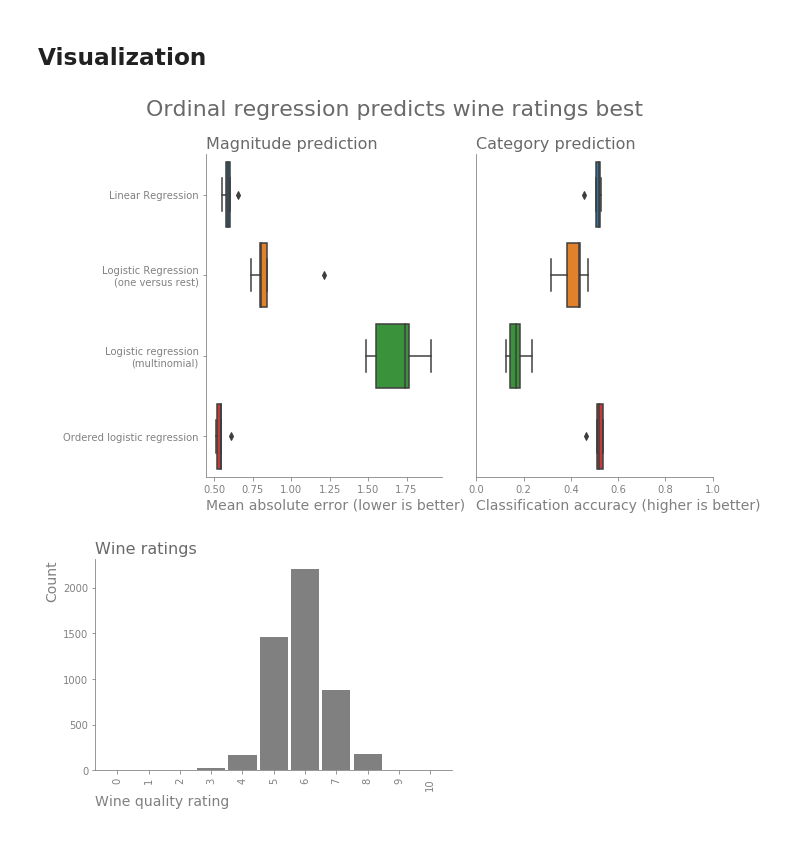
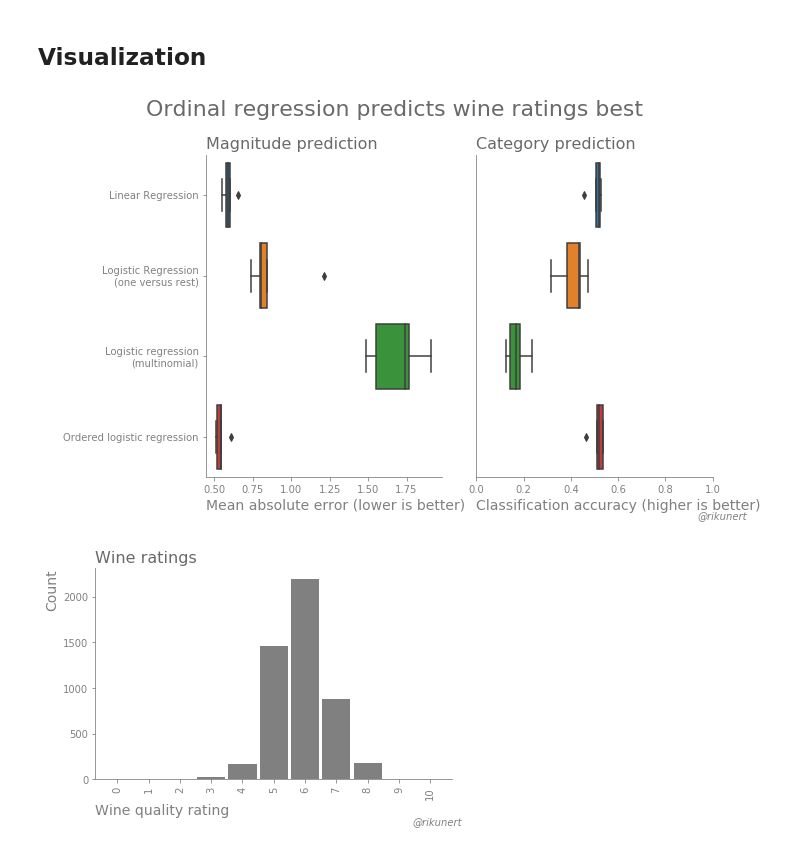
Before and after one commit to rikunert/ordinal_wine, a Jupyter notebook: wine_quality_evaluation.ipynb, the cells around one changed output. Drawn from its saved outputs; the diff is of its cells as text; code cells hidden in the pictures.

Commit message:
add author line to viz

```diff
--- a/wine_quality_evaluation.ipynb
+++ b/wine_quality_evaluation.ipynb
@@ -216,33 +216,42 @@ axs[1].set(xlabel='Classification accuracy (higher is better)',
       xlim=[0, 1])
 axs[1].get_yaxis().set_ticks([])
 
+#author line
+fig.text(0.99, 0.01, '@rikunert', color='grey', style='italic',
+         horizontalalignment='right')
+
 fig.tight_layout()
+
 fig.savefig('wine_ratings_model_accuracy.png')
 # %% [output]
-[figure, old version]
+[figure, new version]
 # %%
 fig, ax = plt.subplots()
 ax=nuss_style_fun(ax, title='Wine ratings')
 
 counts = pd.crosstab(index=df['quality'],
            columns='count')
 for i in range(11):
     #print(i)
     if i not in counts.index:
         #print('not', i)
         counts.loc[i, 'count']=0
 counts = counts.sort_index()
 
 counts.plot(kind='bar',
             color='grey',
             legend=False,
             width=0.9,
             ax=ax)
 
 ax.set(xlabel='Wine quality rating',
       ylabel='Count')
 
+#author line
+fig.text(0.99, 0.01, '@rikunert', color='grey', style='italic',
+         horizontalalignment='right')
+
 fig.tight_layout()
 fig.savefig('wine_ratings.png')
 # %% [output]
-[figure, old version]
+[figure, new version]
```
Also changed, not shown: 2 other files.
